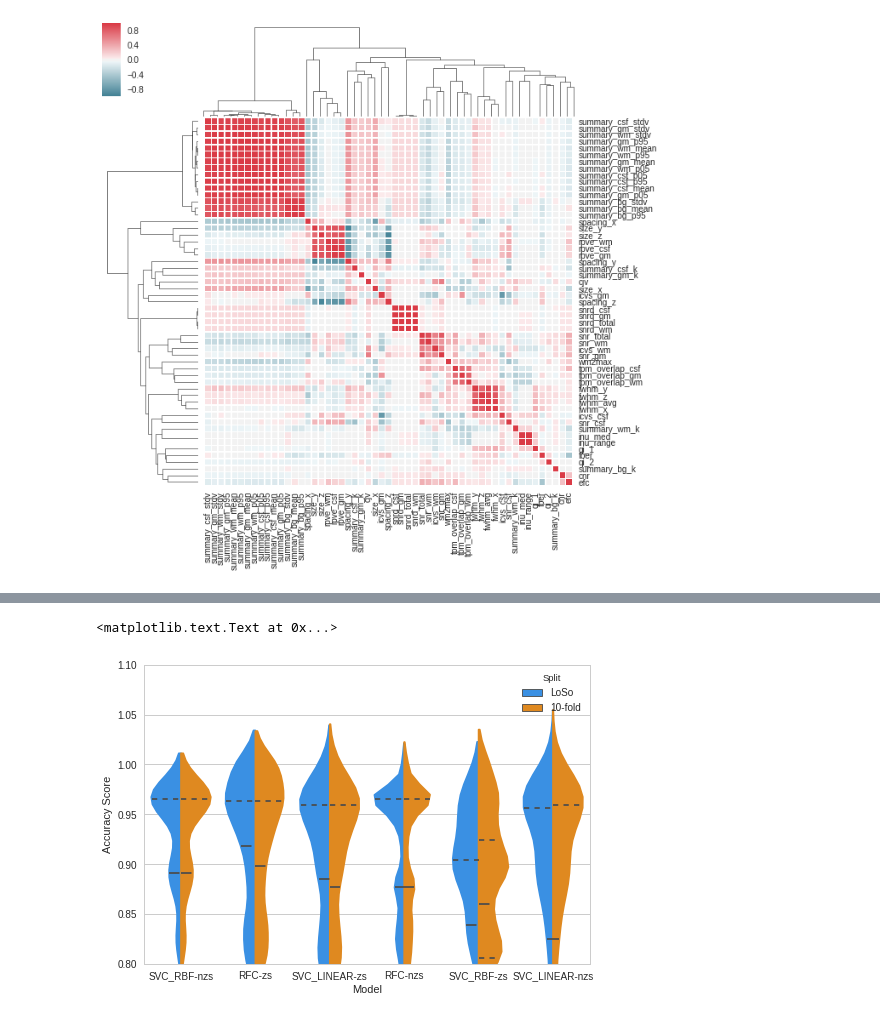
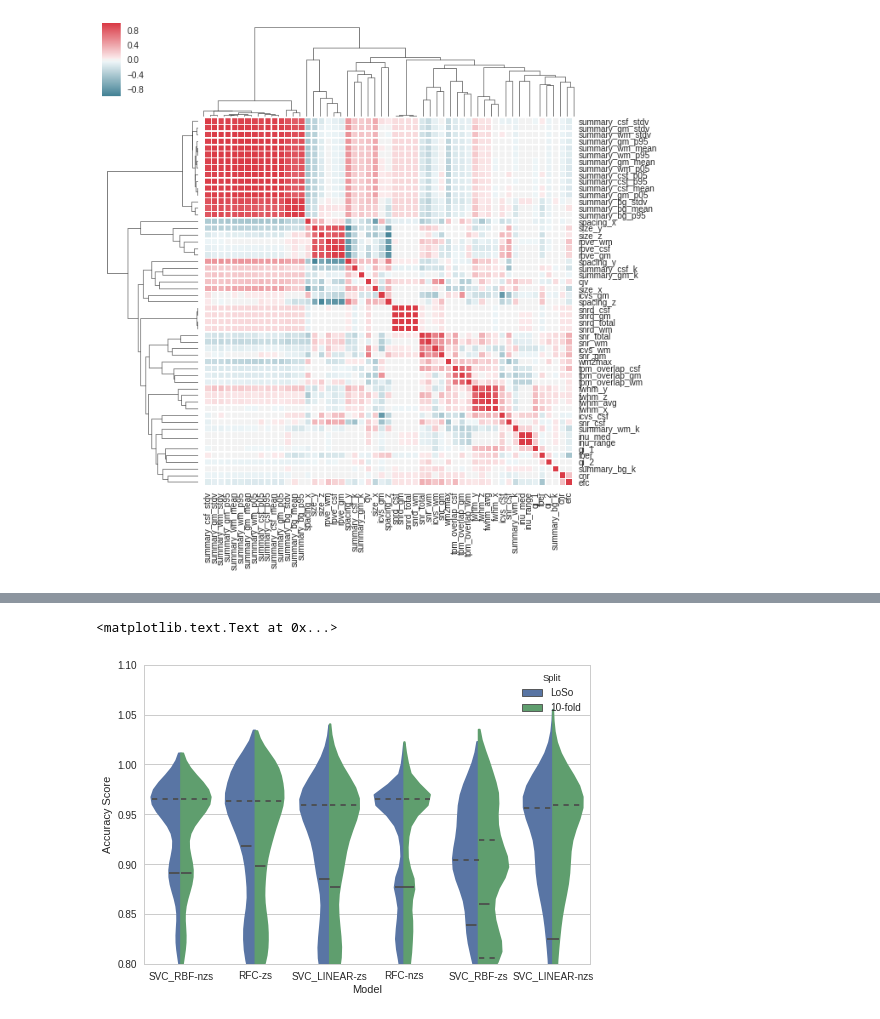
Before and after one commit to nipreps/mriqc, a Jupyter notebook: notebooks/MRIQC.ipynb, the cells around one changed output, grey strips where cells are left out. Cells and saved outputs as stored; diff of their text form; code cells hidden in the pictures.

```diff
--- a/notebooks/MRIQC.ipynb
+++ b/notebooks/MRIQC.ipynb
@@ -42,13 +42,13 @@ cv = loso.append(kfold)
 # %%
 import seaborn as sn
 
 ax = sn.violinplot(
     x='clf', y='accuracy', hue='Split', data=cv, split=True,
-    inner="quart", palette={"LoSo": "dodgerblue", "10-fold": "darkorange"})
+    inner="quart")
 
 ax.set_ylim([0.8, 1.1])
 ax.set_ylabel('Accuracy Score')
 ax.set_xlabel('Model')
 # %% [output]
 <matplotlib.text.Text at 0x...>
-[figure, old version]
+[figure, new version]
```
Also changed, not shown: parts of 3 cells of this notebook, 4 other files.
